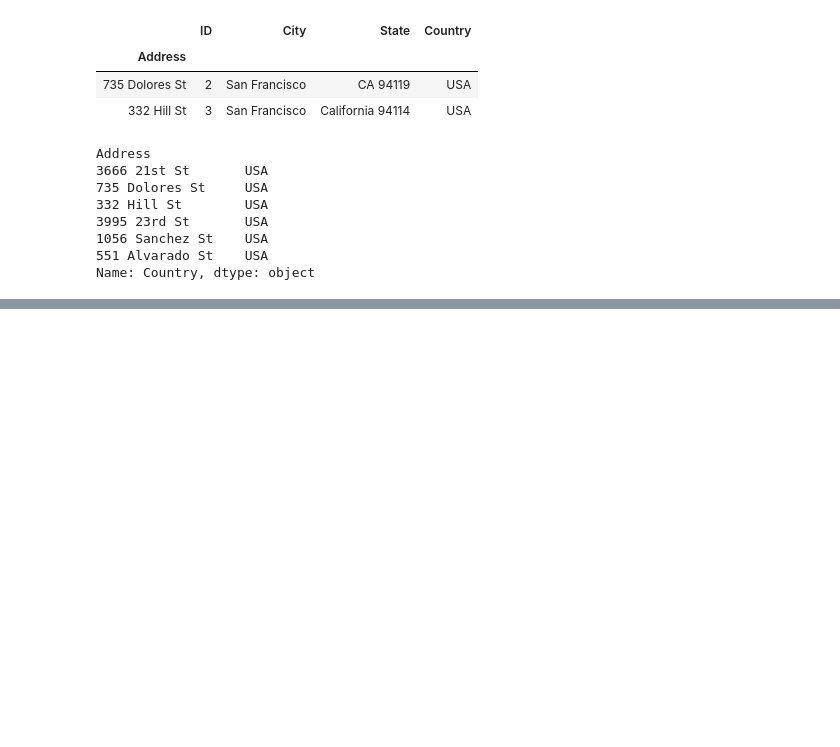
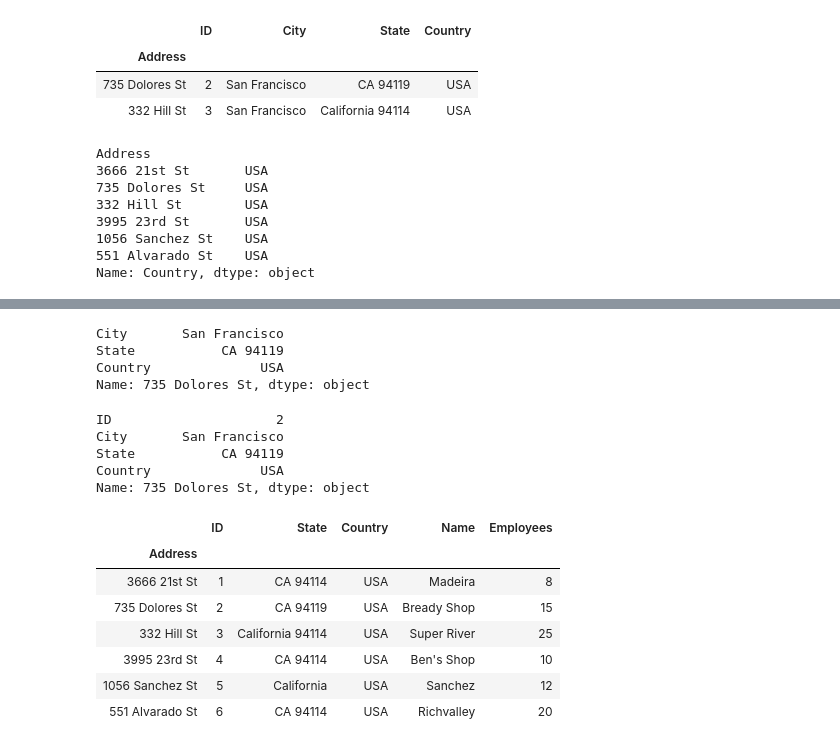
Before and after one commit to ajay1706/data-analysis-jn, a Jupyter notebook: supermarket/Untitled.ipynb, the cells around one changed output, grey strips where cells are left out. Drawn from its saved outputs; the diff is of its cells as text; code cells hidden in the pictures; blank space fills up the shorter version.

```diff
--- a/supermarket/Untitled.ipynb
+++ b/supermarket/Untitled.ipynb
@@ -185,0 +212,26 @@ Name: Country, dtype: object
+# %%
+df8.iloc[1,1:4]
+# %% [output]
+City       San Francisco
+State           CA 94119
+Country              USA
+Name: 735 Dolores St, dtype: object
+# %%
+df8.iloc[1,0:4]
+# %% [output]
+ID                     2
+City       San Francisco
+State           CA 94119
+Country              USA
+Name: 735 Dolores St, dtype: object
+# %%
+df8.drop("City",1)
+# %% [output]
+|  | ID | State | Country | Name | Employees |
+| Address |  |  |  |  |  |
+| 3666 21st St | 1 | CA 94114 | USA | Madeira | 8 |
+| 735 Dolores St | 2 | CA 94119 | USA | Bready Shop | 15 |
+| 332 Hill St | 3 | California 94114 | USA | Super River | 25 |
+| 3995 23rd St | 4 | CA 94114 | USA | Ben's Shop | 10 |
+| 1056 Sanchez St | 5 | California | USA | Sanchez | 12 |
+| 551 Alvarado St | 6 | CA 94114 | USA | Richvalley | 20 |
```
Also changed, not shown: parts of 5 cells of this notebook.
